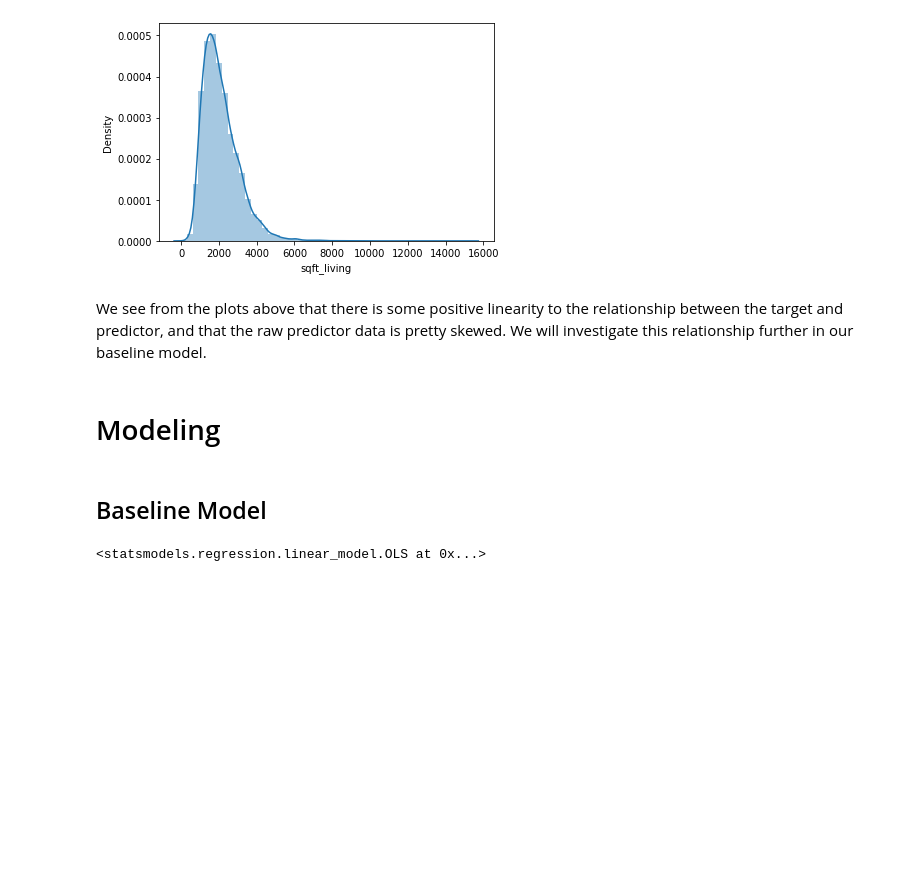
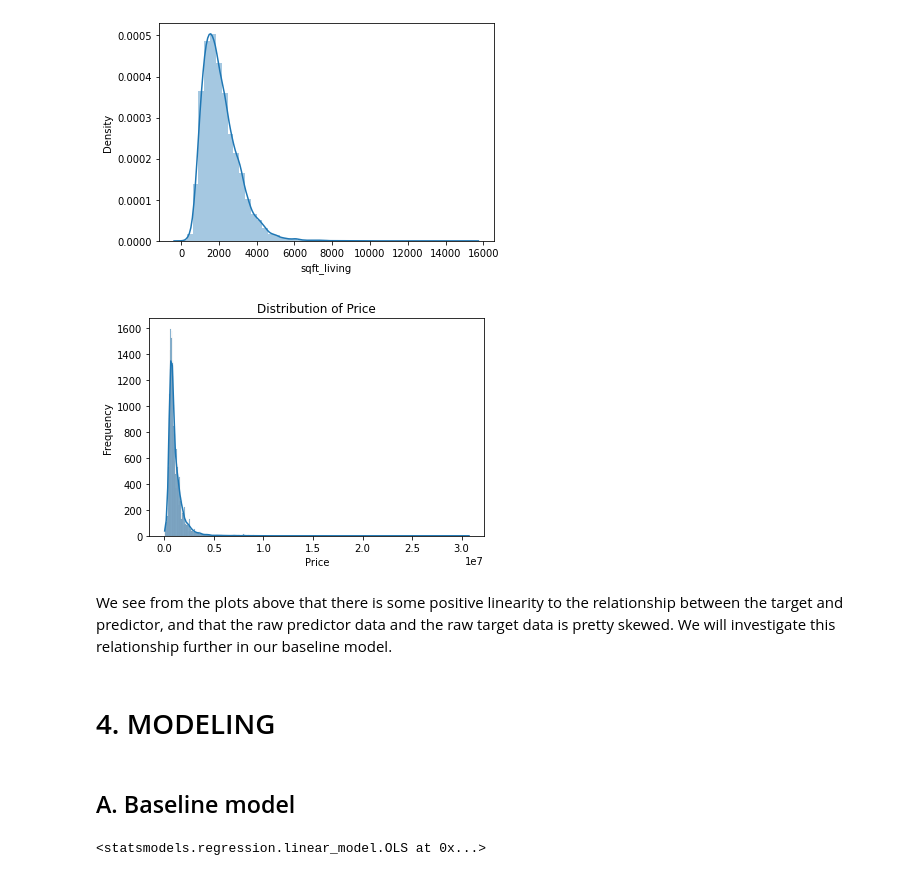
Before and after one commit to madelinebirch/PROJECT_Multiple_Linear_Regression, a Jupyter notebook: Untitled.ipynb, the cells around one changed output. Cells and saved outputs as stored; diff of their text form; code cells hidden in the pictures; blank space fills up the shorter version.

```diff
--- a/Untitled.ipynb
+++ b/Untitled.ipynb
@@ -246,10 +249,19 @@ sns.distplot(data['sqft_living'], kde=True)
 # %% [output]
 <Axes: xlabel='sqft_living', ylabel='Density'>
 [figure]
+# %%
+# Plot histogram with distribution curve for 'sqft_living'
+sns.histplot(data=data, x='price', kde=True)
+plt.xlabel('Price')
+plt.ylabel('Frequency')
+plt.title('Distribution of Price')
+plt.show()
+# %% [output]
+[figure, added]
 # %% [markdown]
-We see from the plots above that there is some positive linearity to the relationship between the target and predictor, and that the raw predictor data is pretty skewed. We will investigate this relationship further in our baseline model.
+We see from the plots above that there is some positive linearity to the relationship between the target and predictor, and that the raw predictor data and the raw target data is pretty skewed. We will investigate this relationship further in our baseline model.
-# %% [markdown]
-# Modeling
+# %% [markdown]
+# 4. MODELING
 # %% [markdown]
-## Baseline Model
+## A. Baseline model
 # %%
```
Also changed, not shown: parts of 37 cells of this notebook.
